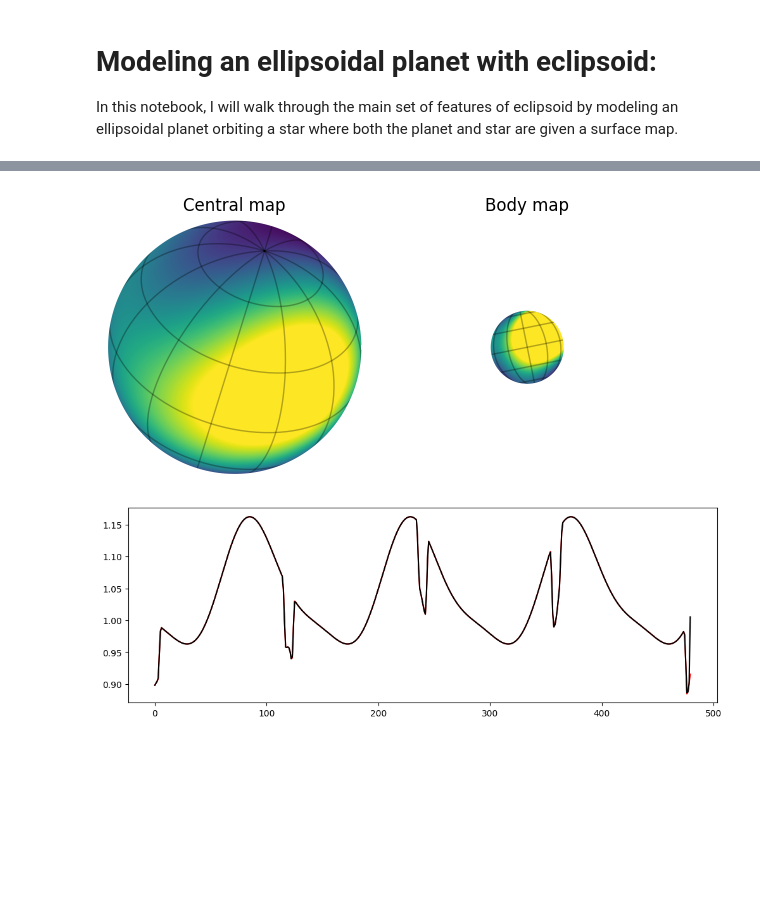
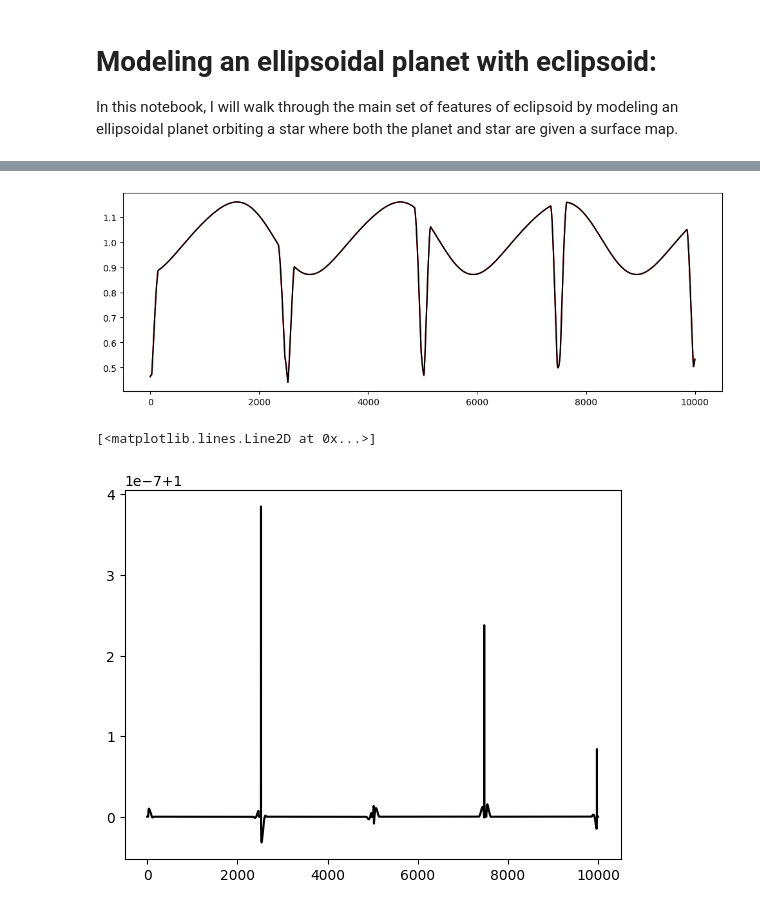
Before and after one commit to shishirdholakia/eclipsoid, a Jupyter notebook: notebooks/EllipsoidalSystem.ipynb, the cells around one changed output, grey strips where cells are left out. Cells and saved outputs as stored; diff of their text form; code cells hidden in the pictures; blank space fills up the shorter version.

```diff
--- a/notebooks/EllipsoidalSystem.ipynb
+++ b/notebooks/EllipsoidalSystem.ipynb
@@ -59,28 +80,9 @@ _ = plt.tight_layout()
-# %%
-def lim():
-    radius = central.radius.magnitude
-    plt.xlim(-radius, radius)
-    plt.ylim(-radius, radius)
-
-
-plt.figure(figsize=(6, 3))
-plt.subplot(121)
-show_surface(central_surface, vmax=0.4)
-plt.title("Central map")
-lim()
-plt.subplot(122)
-show_surface(body_surface, radius=body["radius"], vmax=0.4)
-lim()
-plt.title("Body map")
-_ = plt.tight_layout()
-# %% [output]
-[figure, removed]
 # %%
 from jaxoplanet.experimental.starry.light_curves import light_curve
 from eclipsoid.light_curve import eclipsoid_light_curve
 from eclipsoid.light_curve import limb_dark_oblate_lightcurve
 
-time = np.linspace(-2.0, 2.0, 480)
+time = np.linspace(-2.0, 2.0, 10000)
 flux_legacy = limb_dark_oblate_lightcurve(spheres, [0.1, 0.1], 0.1, 0.3)(time)
 
 flux = eclipsoid_light_curve(system)(time)
@@ -91,7 +93,12 @@ _ = plt.plot(flux_spherical[:,0], c="r")
 #plt.plot(flux_legacy, c="b")
 _ = plt.plot(flux[:,0], c="k")
 # %% [output]
-[figure, old version]
+[figure, new version]
+# %%
+plt.plot(flux_spherical[:,0]/flux[:,0], c="k")
+# %% [output]
+[<matplotlib.lines.Line2D at 0x...>]
+[figure, added]
 # %%
 from jax import jit
 elcs = jit(eclipsoid_light_curve(system))
```
Also changed, not shown: parts of 6 cells of this notebook, 4 other files.
